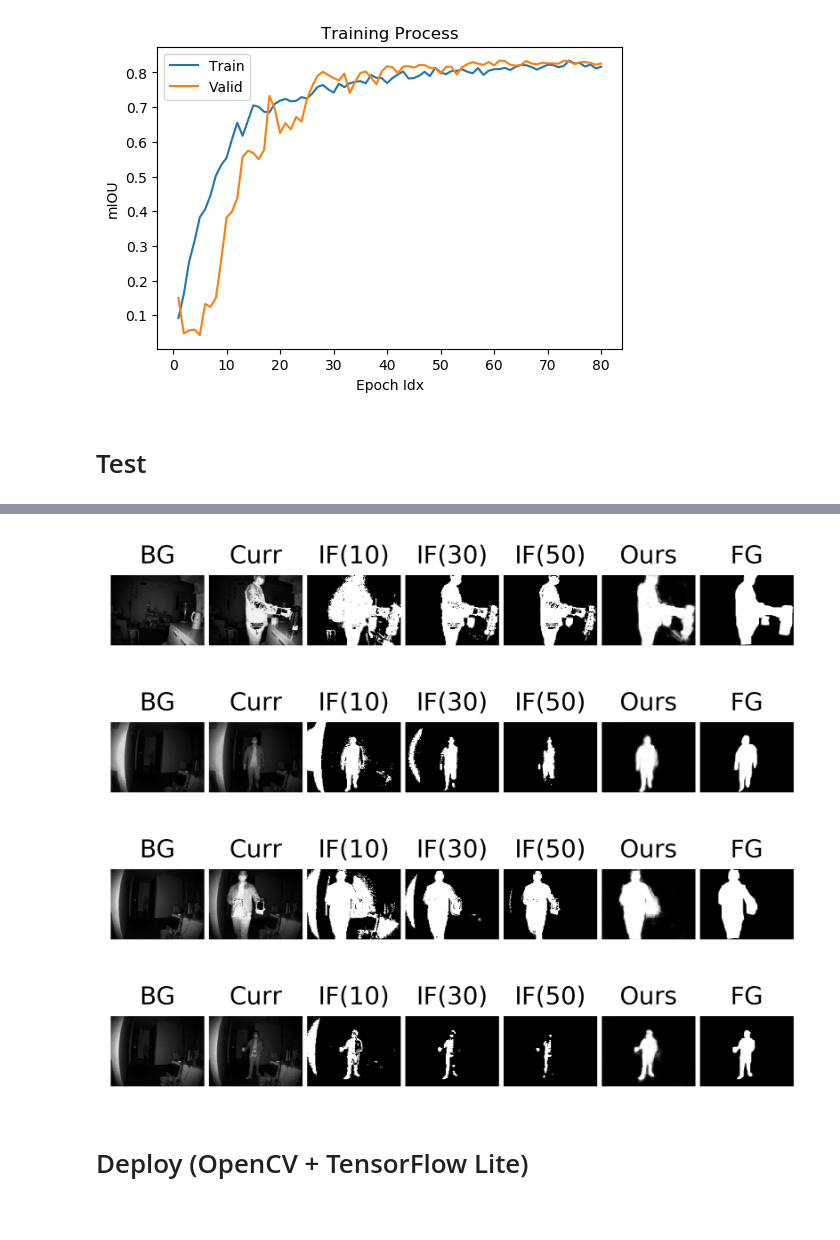
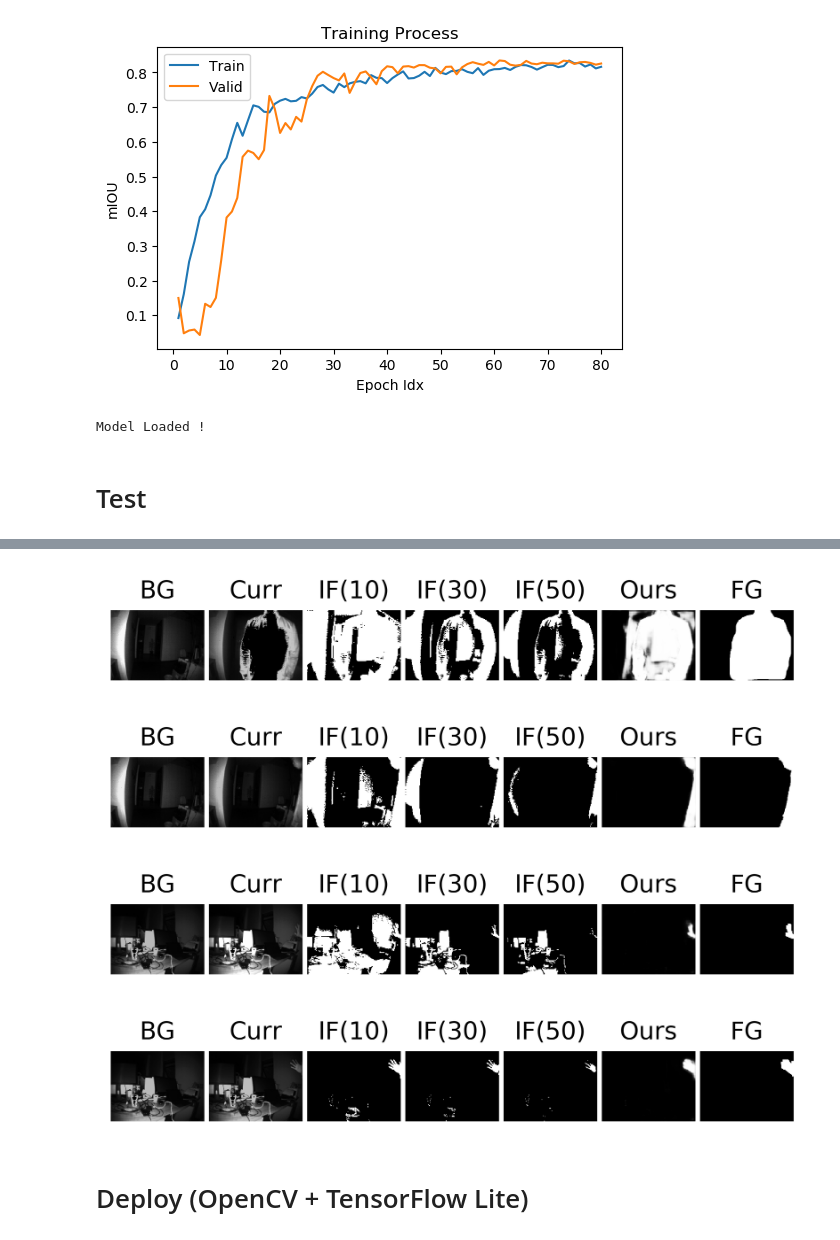
Before and after one commit to chendetong1993/ForegroundDetectionToF, a Jupyter notebook: ForegroundDetectionToF.ipynb, the cells around one changed output, grey strips where cells are left out. Saved outputs shown, nothing was run; the diff lists cells and outputs as text; code cells hidden in the pictures.

```diff
--- a/ForegroundDetectionToF.ipynb
+++ b/ForegroundDetectionToF.ipynb
@@ -420,9 +463,10 @@ def metric_mIOU(y_true, y_pred, epsilon=1e-7):
 # %% [markdown]
 # Learning Rate Control
 # %%
+# 余弦退火 (提点 Trick)
 def cosine_annealing_with_warmup(epoch_idx):
     a_min, a_max = 1e-5, 5e-4
-    warmup_epochs, stagnate_epochs, cos_annealing_epochs = 10, 5, 70
+    warmup_epochs, stagnate_epochs, cos_annealing_epochs = [int(TRAIN_EPOCH * p) for p in [0.1, 0.05, 0.85]]
     epoch_idx = epoch_idx % (warmup_epochs + stagnate_epochs + cos_annealing_epochs)
     if(epoch_idx < warmup_epochs):
         return a_min + (a_max - a_min) / (warmup_epochs - 1) * epoch_idx
@@ -509,17 +561,18 @@ def simple_unet(layers_cnt = 3, name=''):
         return prev_input
     return call
 
-def build_model():
-    inputs = Input(shape=(IMG_HEIGHT, IMG_WIDTH, 2), name="Input")
-    output = mdilation_conv(name='MDConv')(inputs)
-    output = simple_unet(layers_cnt = 3, name='S-Unet')(output)
-    output = basic_conv(16, 1, name='F1Conv')(output)
-    output = basic_conv(1, 3, name = "F2Conv", bn=False, act=tf.nn.sigmoid)(output)
-    model = tf.keras.Model(inputs=inputs, outputs=output, name='Model')
+def load_model(model):
+    if model is None:
+        inputs = Input(shape=(IMG_HEIGHT, IMG_WIDTH, 2), name="Input")
+        output = mdilation_conv(name='MDConv')(inputs)
+        output = simple_unet(layers_cnt = 3, name='S-Unet')(output)
+        output = basic_conv(16, 1, name='F1Conv')(output)
+        output = basic_conv(1, 3, name = "F2Conv", bn=False, act=tf.nn.sigmoid)(output)
+        model = tf.keras.Model(inputs=inputs, outputs=output, name='Model')
     #model.summary()
     # Load pretrained model
-    if path.exists(h5_path):
-        model.load_weights(h5_path)
+    if path.exists(MODEL_H5_PATH):
+        model.load_weights(MODEL_H5_PATH)
         print("Model Loaded !")
     return model
 
@@ -527,7 +580,7 @@ def compile_model(model):
     model.compile(optimizer=optimizers.Adam(1e-3), loss='binary_crossentropy', metrics = [metric_mIOU])
     return model
 
-model_compiled = build_model()
+model_compiled = load_model(None)
 model_compiled = compile_model(model_compiled)
 model_compiled.summary()
 # %% [output]
@@ -553,10 +606,11 @@ ________________________________________________________________________________
 # %%
 training_callback=[lr_schedule, cp_schedule]
 
-training_history = model_compiled.fit(train_datasets_format,
+training_history = model_compiled.fit(train_ds_format,
+                                      initial_epoch = 30,
                                       epochs=TRAIN_EPOCH,
                                       verbose = 1, shuffle = 1,
-                                      validation_data=valid_datasets_format,
+                                      validation_data=valid_ds_format,
                                       callbacks=training_callback)
 # %%
 # Visualize Training Process
@@ -569,12 +623,18 @@ lines_visualization((epoch_idxs, epoch_idxs),
 del epoch_idxs
 # %% [output]
 [figure]
+# %%
+# Load best model
+
+model_compiled = load_model(model_compiled)
+# %% [output]
+Model Loaded !
 # %% [markdown]
 # Test
 # %%
-model_compiled.evaluate(test_datasets_format)
+model_compiled.evaluate(test_ds_format)
 
-for x, y_true in test_datasets_format:
+for x, y_true in iter_slice(test_ds_format, 4):
     x, y_true = x.numpy(), y_true.numpy()
     # x = aug_2d_guass(x).numpy()
     y_pred = model_compiled.predict(x)
@@ -586,9 +646,7 @@ for x, y_true in test_datasets_format:
     y_diff_30 = np.where(np.abs(x[:,:,:,0] - x[:,:,:,1]) >= 30 / 255, 1., 0.).astype(np.float32) # inter-frame differencing (thresold = 20)
     y_diff_50 = np.where(np.abs(x[:,:,:,0] - x[:,:,:,1]) >= 50 / 255, 1., 0.).astype(np.float32) # inter-frame differencing (thresold = 30)
 
-    for i in range(4):
-        # Background && Current && Inter-Frame y_diff && Ours && Foreground (Ground Truth)
-        imgs_visualization((x[i][:,:,0], x[i][:,:,1], y_diff_10[i], y_diff_30[i], y_diff_50[i], y_pred[i], y_true[i]),
-                          ["BG", "Curr", "IF(10)", "IF(30)", "IF(50)", "Ours", "FG"])
-    break
+
+    imgs_visualization((x[0,:,:,0], x[0,:,:,1], y_diff_10[0], y_diff_30[0], y_diff_50[0], y_pred[0], y_true[0]),
+                      ["BG", "Curr", "IF(10)", "IF(30)", "IF(50)", "Ours", "FG"])
 # %% [output]
@@ -596,7 +654,7 @@ for x, y_true in test_datasets_format:
-[figure, old version]
+[figure, new version]
-[figure, old version]
+[figure, new version]
-[figure, old version]
+[figure, new version]
-[figure, old version]
+[figure, new version]
 # %% [markdown]
 # Deploy (OpenCV + TensorFlow Lite)
 # %%
```
Also changed, not shown: parts of 20 cells of this notebook, 7 other files.
